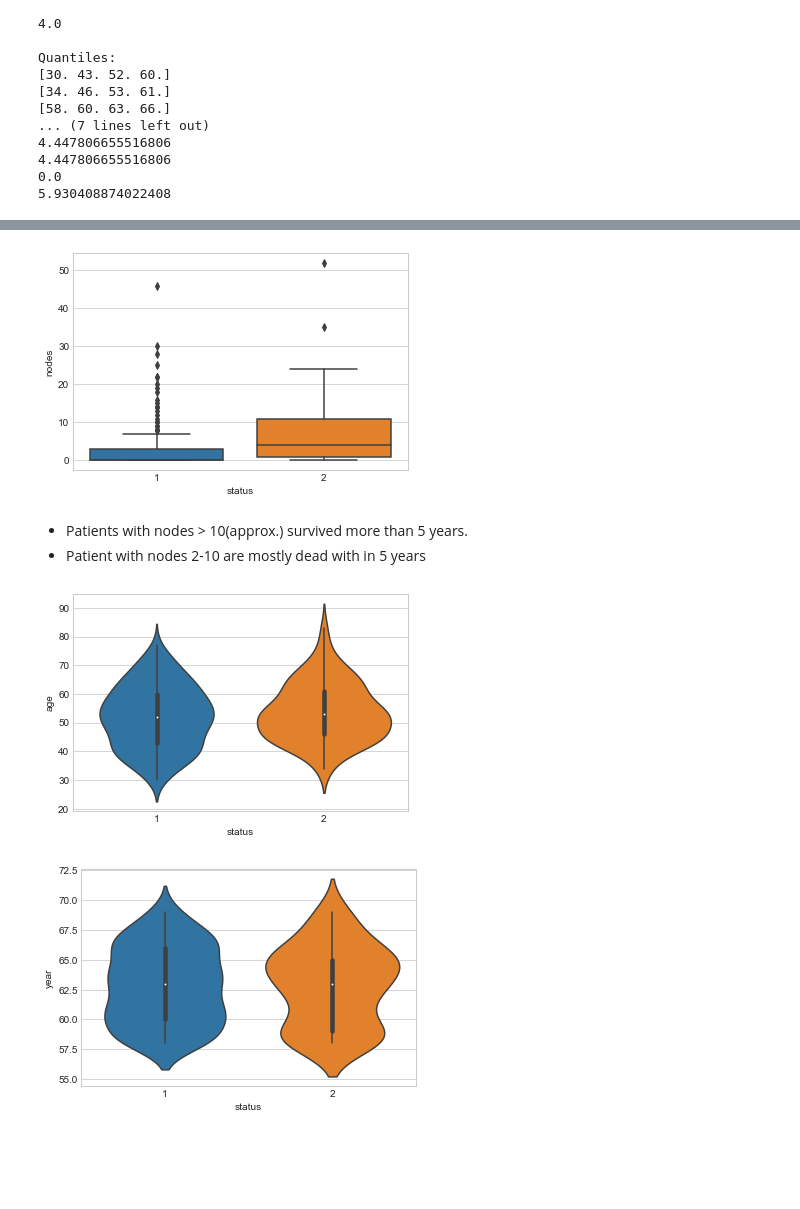
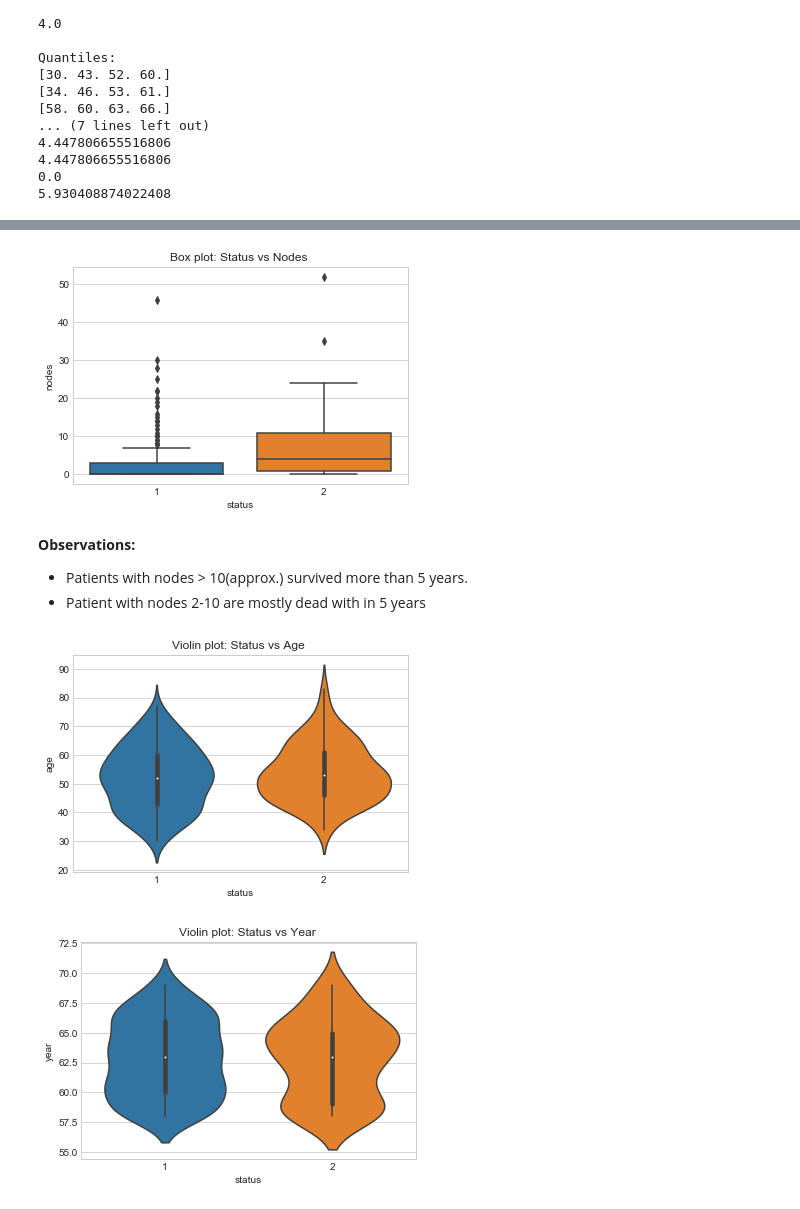
Before and after one commit to gnana1997/Exploratory-Data-Analysis, a Jupyter notebook: EDA.ipynb, the cells around one changed output, grey strips where cells are left out. Saved outputs shown, nothing was run; the diff lists cells and outputs as text; code cells hidden in the pictures; blank space fills up the shorter version.

```diff
--- a/EDA.ipynb
+++ b/EDA.ipynb
@@ -353,21 +383,25 @@ plt.show()
 * Most of the operations took in the years 59-66.
 # %%
 sns.boxplot(x='status',y='nodes', data=df)
+plt.title('Box plot: Status vs Nodes ')
 plt.show()
 # %% [output]
-[figure, old version]
+[figure, new version]
 # %% [markdown]
+**Observations:**
 * Patients with nodes > 10(approx.) survived more than 5 years.
 * Patient with nodes 2-10 are mostly dead with in 5 years
 # %%
 sns.violinplot(x="status", y="age", data=df, size=5)
+plt.title('Violin plot: Status vs Age ')
 plt.show()
 # %% [output]
-[figure, old version]
+[figure, new version]
 # %%
 sns.violinplot(x="status", y="year", data=df, size=5)
+plt.title('Violin plot: Status vs Year ')
 plt.show()
 # %% [output]
-[figure, old version]
+[figure, new version]
 # %%
 sns.violinplot(x="status", y="nodes", data=df, size=5)
```
Also changed, not shown: parts of 59 cells of this notebook.
